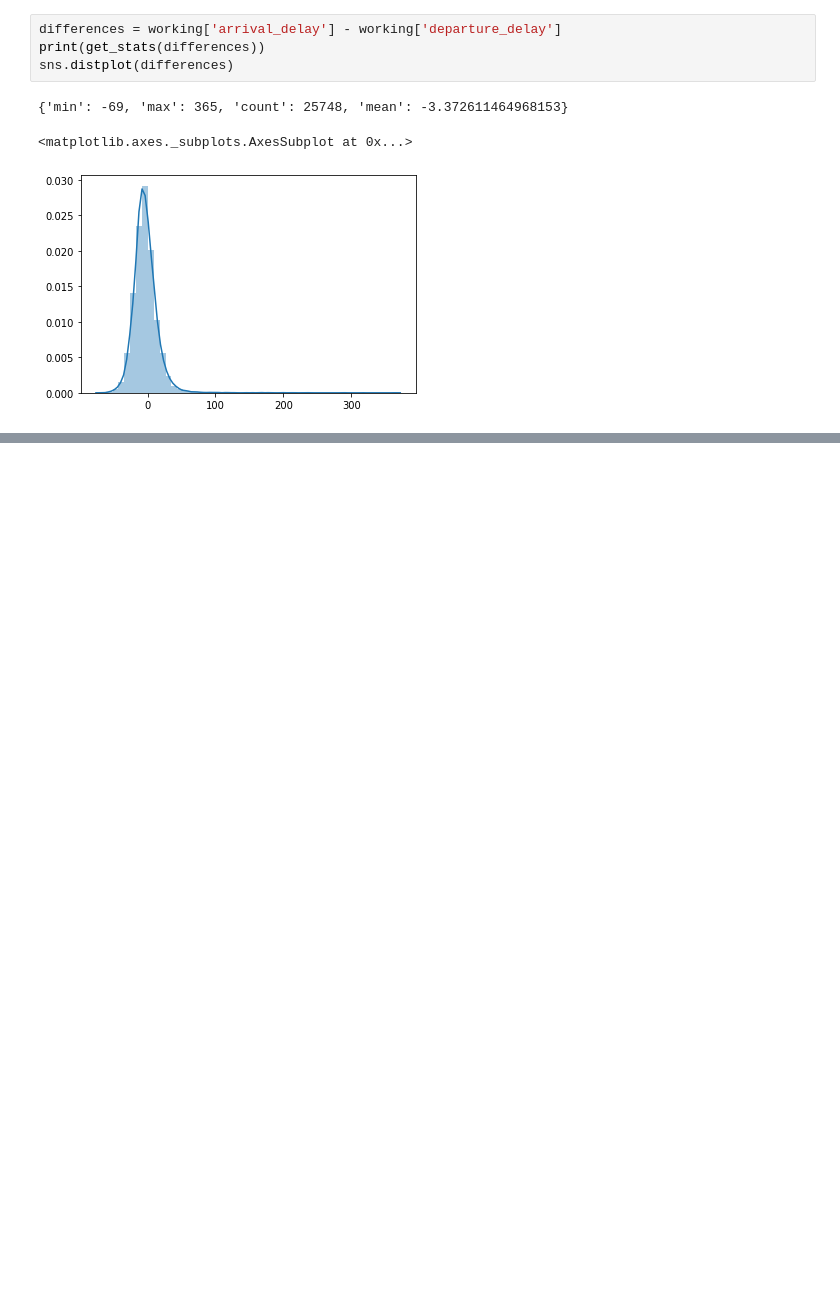
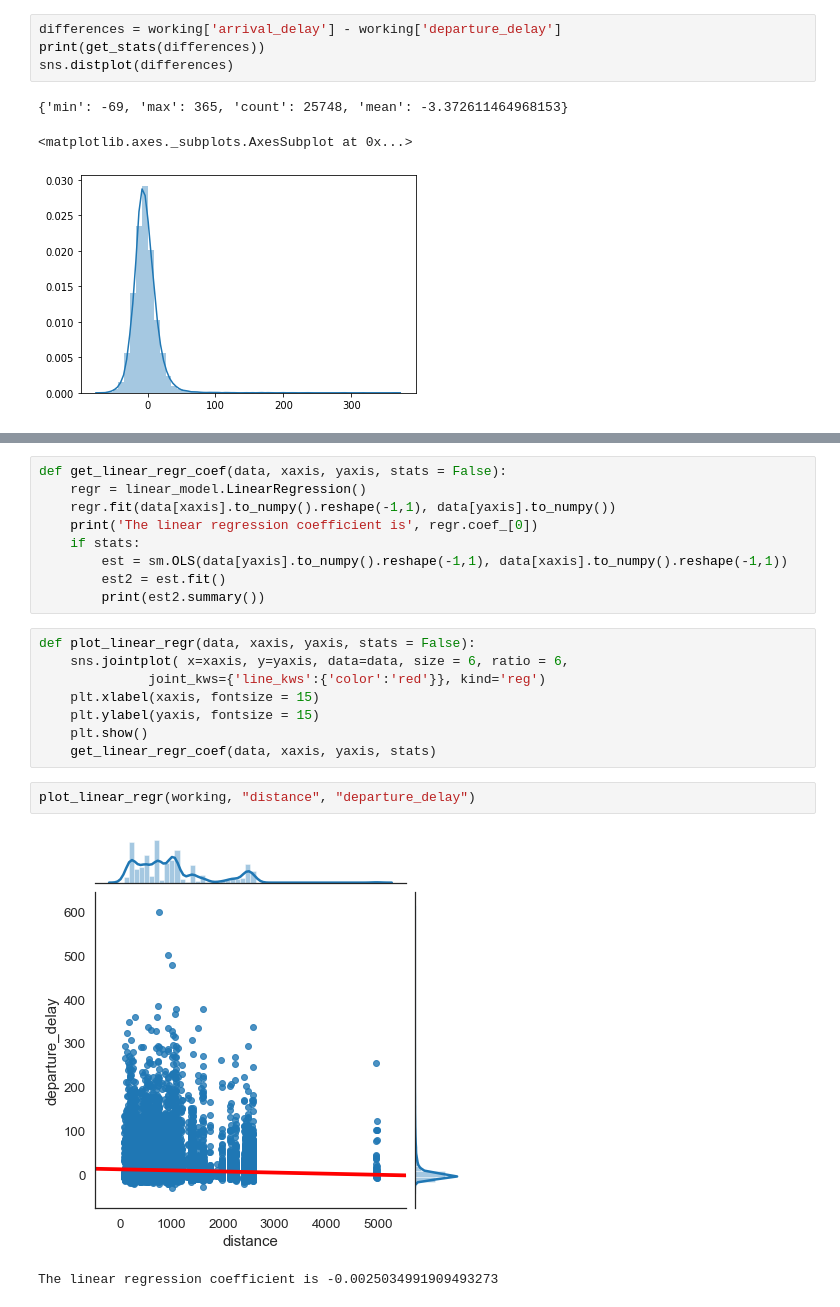
Before and after one commit to mihaihai/flight_data, a Jupyter notebook: Data exploration of flight delays and weather.ipynb, the cells around one changed output, grey strips where cells are left out. Drawn from its saved outputs; the diff is of its cells as text; blank space fills up the shorter version.

```diff
--- a/Data exploration of flight delays and weather.ipynb
+++ b/Data exploration of flight delays and weather.ipynb
@@ -322,0 +307,22 @@ sns.jointplot(working['departure_delay'], working['distance'], kind = 'kde', )
+# %%
+def get_linear_regr_coef(data, xaxis, yaxis, stats = False):
+    regr = linear_model.LinearRegression()
+    regr.fit(data[xaxis].to_numpy().reshape(-1,1), data[yaxis].to_numpy())
+    print('The linear regression coefficient is', regr.coef_[0])
+    if stats:
+        est = sm.OLS(data[yaxis].to_numpy().reshape(-1,1), data[xaxis].to_numpy().reshape(-1,1))
+        est2 = est.fit()
+        print(est2.summary())
+# %%
+def plot_linear_regr(data, xaxis, yaxis, stats = False):
+    sns.jointplot( x=xaxis, y=yaxis, data=data, size = 6, ratio = 6,
+              joint_kws={'line_kws':{'color':'red'}}, kind='reg')
+    plt.xlabel(xaxis, fontsize = 15)
+    plt.ylabel(yaxis, fontsize = 15)
+    plt.show()
+    get_linear_regr_coef(data, xaxis, yaxis, stats)
+# %%
+plot_linear_regr(working, "distance", "departure_delay")
+# %% [output]
+[figure, added]
+The linear regression coefficient is -0.0025034991909493273
```
Also changed, not shown: parts of 44 cells of this notebook, 1 other file.
